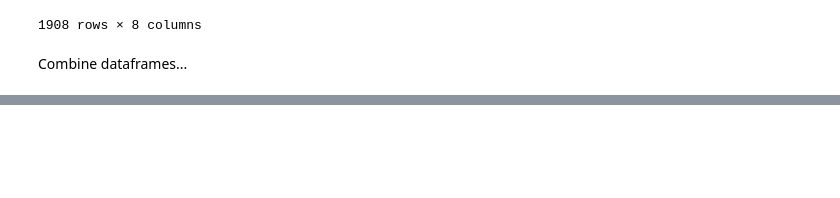
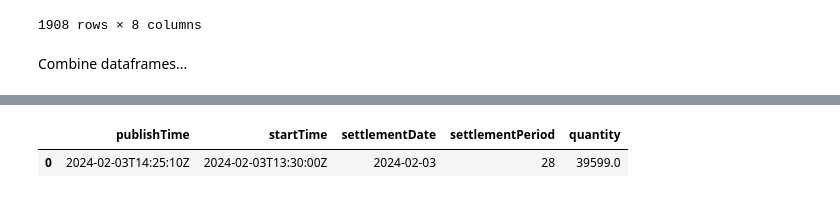
Before and after one commit to LukasFrankenQ/LMP, a Jupyter notebook: notebooks/LMP.ipynb, the cells around one changed output, grey strips where cells are left out. Saved outputs shown, nothing was run; the diff lists cells and outputs as text; code cells hidden in the pictures; blank space fills up the shorter version.

```diff
--- a/notebooks/LMP.ipynb
+++ b/notebooks/LMP.ipynb
@@ -131,0 +144,21 @@ df_gen
+# %%
+import requests
+import pandas as pd
+
+# Actual total load per bidding zone per Settlement Period, the total load being defined as equal
+# to the sum of power generated by plants on both Transmission System Operators/Distribution System
+# Operators networks, from which is deduced:
+# - The balance (export-import) of exchanges on interconnections between neighbouring bidding zones.
+# - The power absorbed by energy storage resources.
+
+# demand data is published +1H after
+from_ = (end_date).date()
+to_ = from_
+
+web = 'https://data.elexon.co.uk/bmrs/api/v1/demand/actual/total?from=' + str(from_) + '&to=' + str(to_) + '&settlementPeriodFrom=' + str(settlementPeriod) + '&settlementPeriodTo=' + str(settlementPeriod) + '&format=json'
+r = requests.get(web)
+df = pd.DataFrame(r.json()['data'])
+df
+# %% [output]
+|  | publishTime | startTime | settlementDate | settlementPeriod | quantity |
+| 0 | 2024-02-03T14:25:10Z | 2024-02-03T13:30:00Z | 2024-02-03 | 28 | 39599.0 |
```
Also changed, not shown: parts of 3 cells of this notebook, 16 other files.
